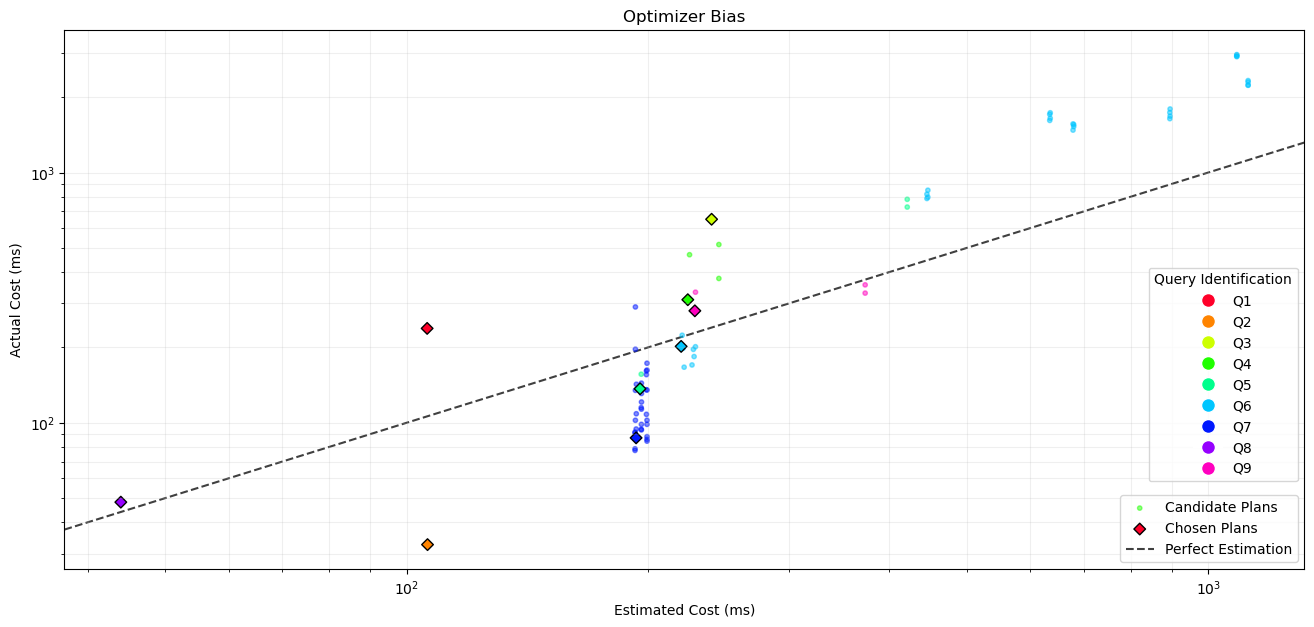
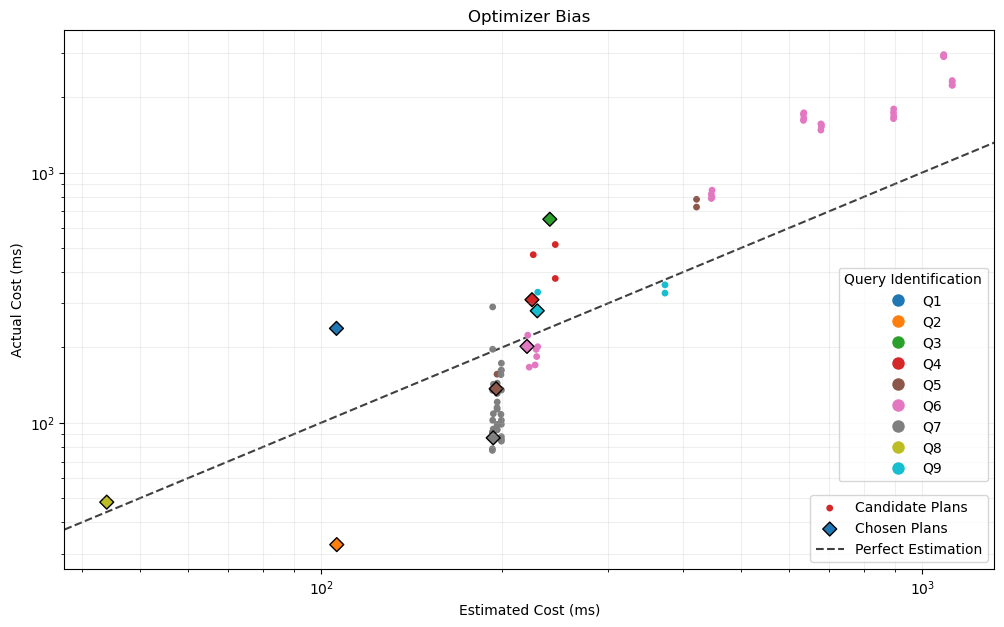
Code edit (unified diff) that turned the first committed figure into the second:
--- before
+++ after
@@ -15,7 +15,7 @@
 
 df = pd.DataFrame(all_plans)
-colors = plt.cm.gist_rainbow(np.linspace(0, 1, 9))
+colors = plt.cm.tab10(np.linspace(0, 1, 9))
 
-fig, ax = plt.subplots(figsize=(16, 7))
+fig, ax = plt.subplots(figsize=(12, 7))
 
 for name, group in df.groupby('is_winning_plan'):
@@ -23,7 +23,7 @@
     marker = 'D' if name else 'o'
     alpha = 1 if name else 0.5
-    size = 35 if name else 10
+    size = 50 if name else 15
     border = 'black' if name else None
-    ax.scatter(group['estimated_cost'], group['actual_cost'], label=label, marker=marker, alpha=alpha, color=colors[group['query_id']], s=size, edgecolors=border)
+    ax.scatter(group['estimated_cost'], group['actual_cost'], label=label, marker=marker, color=colors[group['query_id']], s=size, edgecolors=border)
 
 lims = [

Commit: chore: Re-render winning plan images